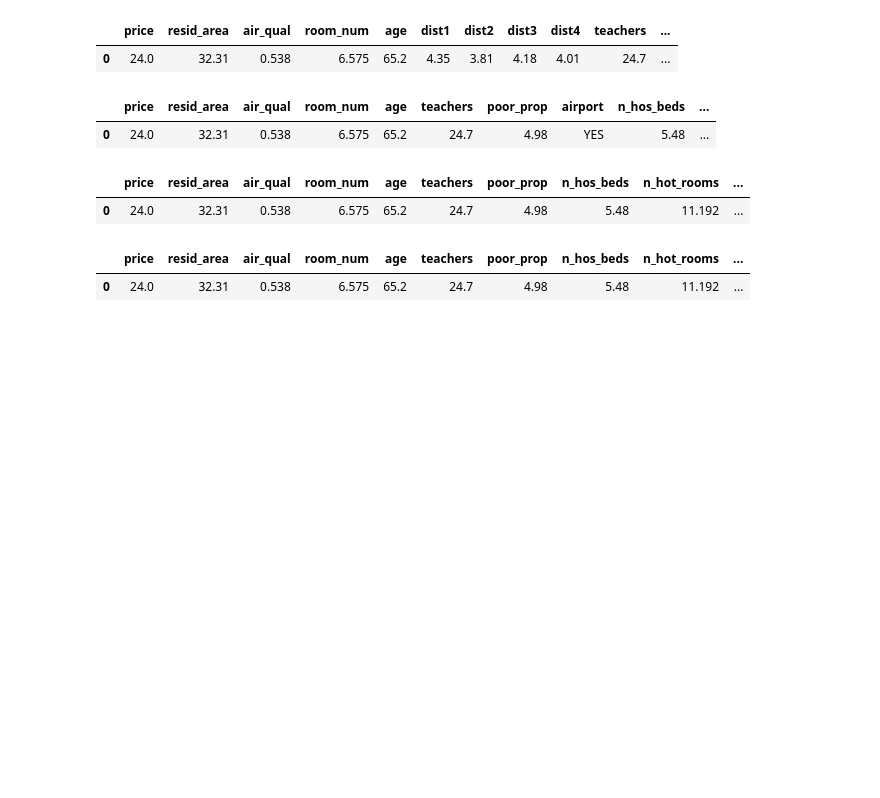
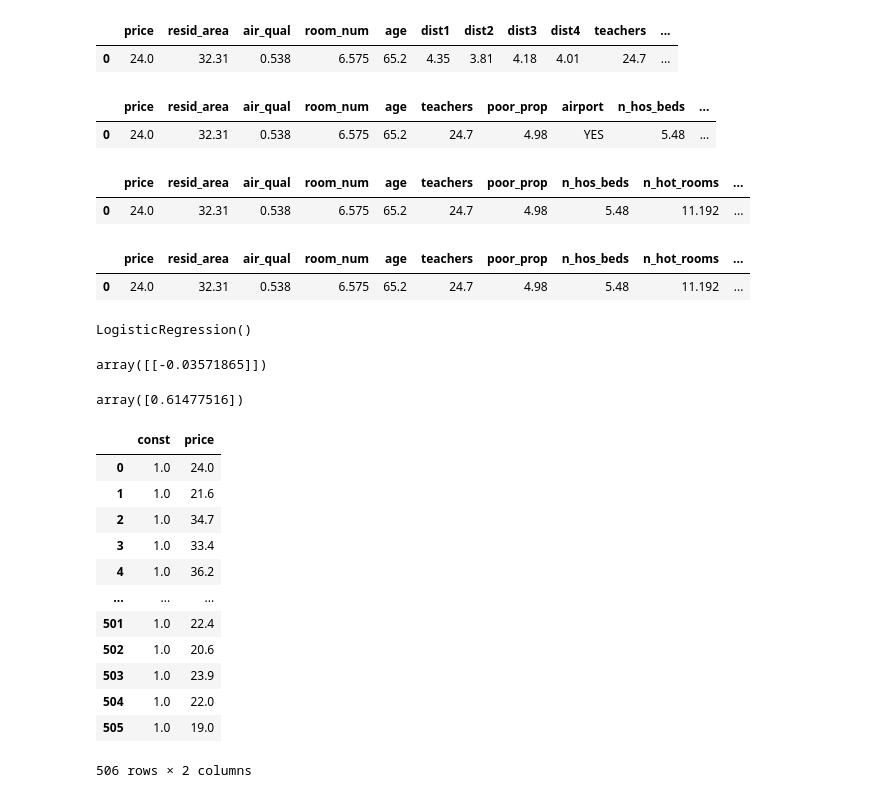
Before and after one commit to Ebin21/ML, a Jupyter notebook: House_Price.ipynb, the cells around one changed output. Saved outputs shown, nothing was run; the diff lists cells and outputs as text; code cells hidden in the pictures; blank space fills up the shorter version.

```diff
--- a/House_Price.ipynb
+++ b/House_Price.ipynb
@@ -182,3 +182,38 @@ df.head(1)
 # %% [output]
 |  | price | resid_area | air_qual | room_num | age | teachers | poor_prop | n_hos_beds | n_hot_rooms | ... |
 | 0 | 24.0 | 32.31 | 0.538 | 6.575 | 65.2 | 24.7 | 4.98 | 5.48 | 11.192 | ... |
+# %%
+x=df[['price']]
+y=df[['Sold']]
+# %%
+from sklearn.linear_model import LogisticRegression
+model=LogisticRegression()
+model.fit(x,y)
+# %% [output]
+LogisticRegression()
+# %%
+model.coef_
+# %% [output]
+array([[-0.03571865]])
+# %%
+model.intercept_
+# %% [output]
+array([0.61477516])
+# %%
+import statsmodels.api as sm
+x_const = sm.add_constant(x)
+x_const
+# %% [output]
+|  | const | price |
+| 0 | 1.0 | 24.0 |
+| 1 | 1.0 | 21.6 |
+| 2 | 1.0 | 34.7 |
+| 3 | 1.0 | 33.4 |
+| 4 | 1.0 | 36.2 |
+| ... | ... | ... |
+| 501 | 1.0 | 22.4 |
+| 502 | 1.0 | 20.6 |
+| 503 | 1.0 | 23.9 |
+| 504 | 1.0 | 22.0 |
+| 505 | 1.0 | 19.0 |
+506 rows × 2 columns
```
Also changed, not shown: parts of 1 cell of this notebook.
